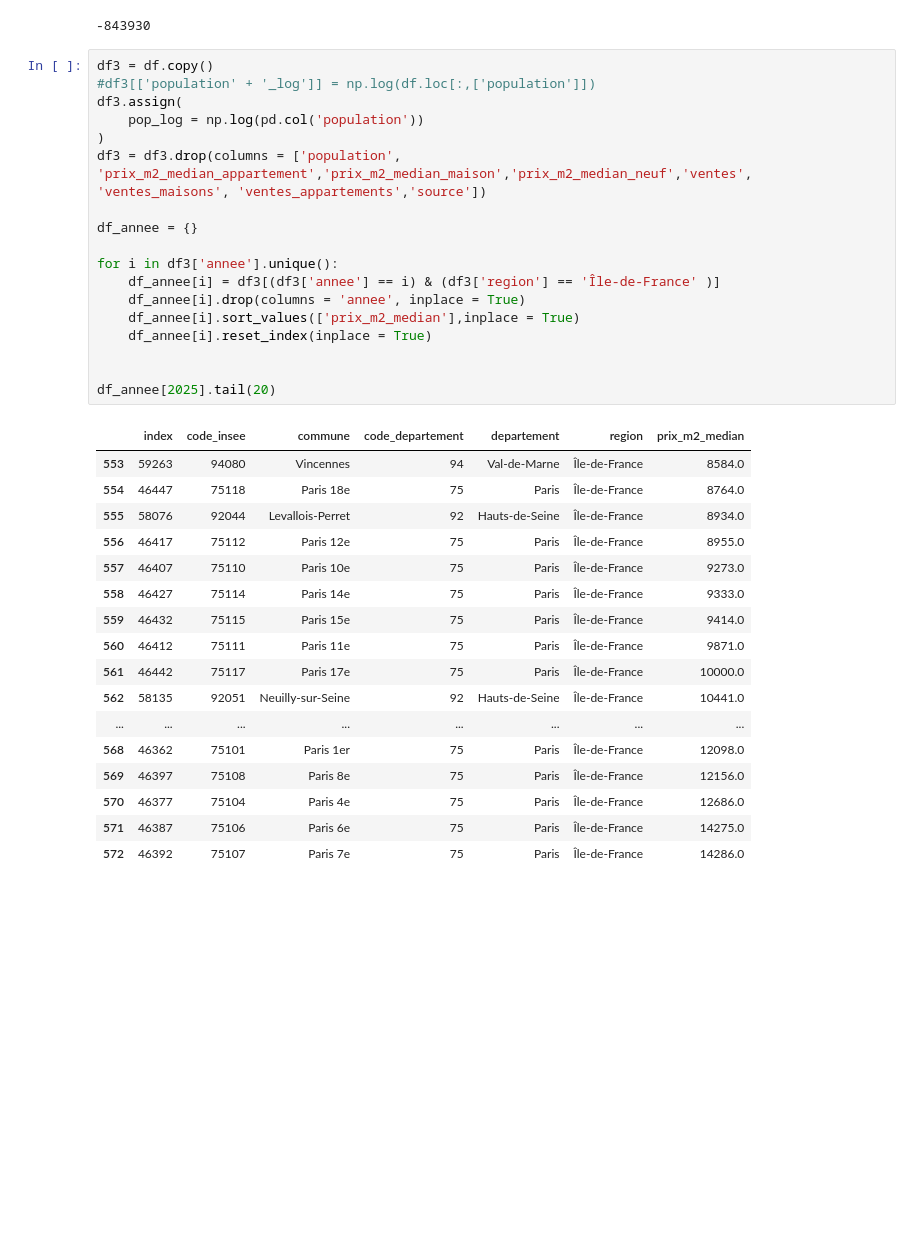
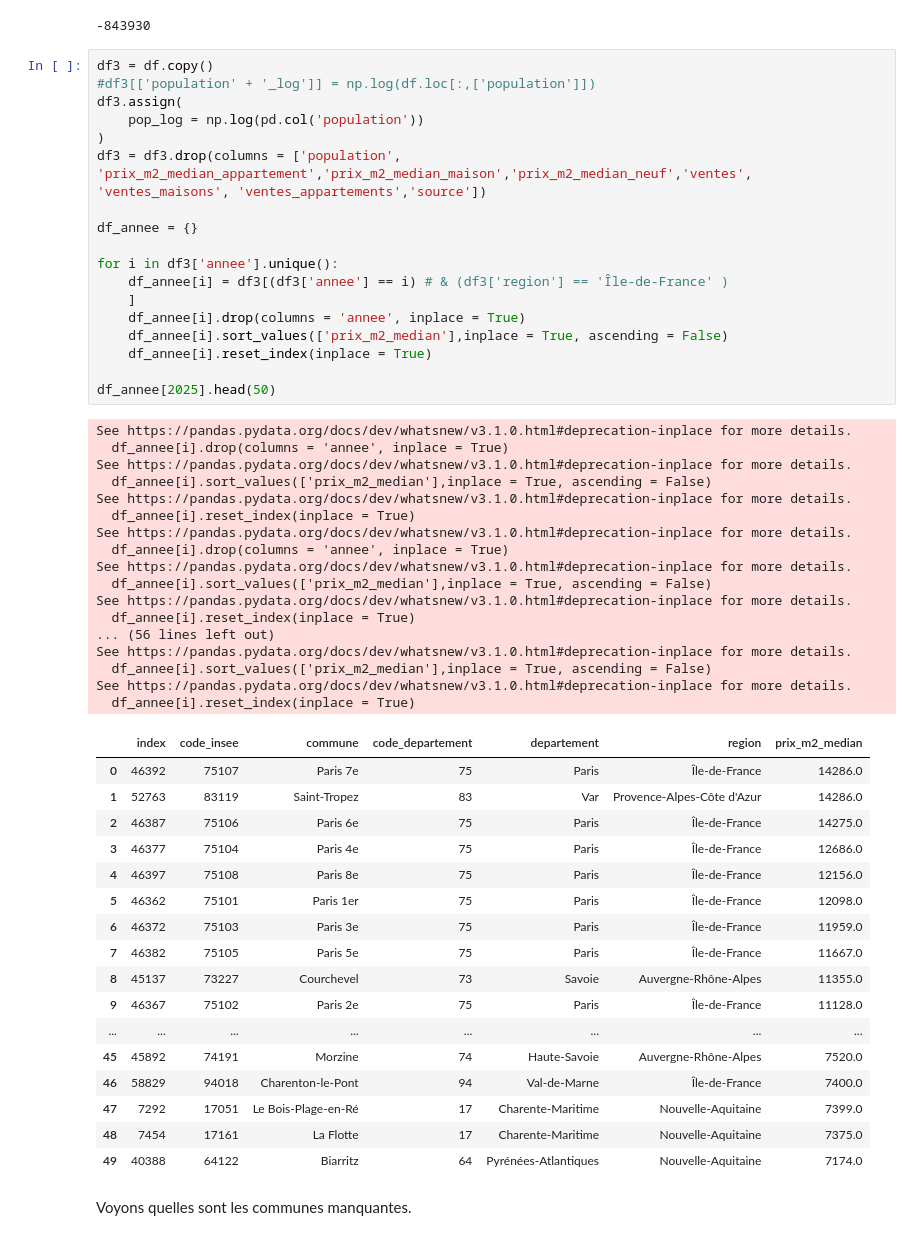
Before and after one commit to TomasAMG7/Python_S1_Challut_Garcia_Mossel, a Jupyter notebook: DATA/Données_price_immobilier.ipynb, the cells around one changed output. Cells and saved outputs as stored; diff of their text form; blank space fills up the shorter version.

Commit message:
sauvegarde : quelle communes manquent

```diff
--- a/DATA/Données_price_immobilier.ipynb
+++ b/DATA/Données_price_immobilier.ipynb
@@ -110,36 +110,55 @@ df2.size - df.size
 # %%
 df3 = df.copy()
 #df3[['population' + '_log']] = np.log(df.loc[:,['population']])
 df3.assign(
     pop_log = np.log(pd.col('population'))
 )
 df3 = df3.drop(columns = ['population', 'prix_m2_median_appartement','prix_m2_median_maison','prix_m2_median_neuf','ventes', 'ventes_maisons', 'ventes_appartements','source'])
 
 df_annee = {}
 
 for i in df3['annee'].unique():
-    df_annee[i] = df3[(df3['annee'] == i) & (df3['region'] == 'Île-de-France' )]
+    df_annee[i] = df3[(df3['annee'] == i) # & (df3['region'] == 'Île-de-France' )
+    ]
     df_annee[i].drop(columns = 'annee', inplace = True)
-    df_annee[i].sort_values(['prix_m2_median'],inplace = True)
+    df_annee[i].sort_values(['prix_m2_median'],inplace = True, ascending = False)
     df_annee[i].reset_index(inplace = True)
 
-
-df_annee[2025].tail(20)
+df_annee[2025].head(50)
 # %% [output]
+See https://pandas.pydata.org/docs/dev/whatsnew/v3.1.0.html#deprecation-inplace for more details.
+  df_annee[i].drop(columns = 'annee', inplace = True)
+See https://pandas.pydata.org/docs/dev/whatsnew/v3.1.0.html#deprecation-inplace for more details.
+  df_annee[i].sort_values(['prix_m2_median'],inplace = True, ascending = False)
+See https://pandas.pydata.org/docs/dev/whatsnew/v3.1.0.html#deprecation-inplace for more details.
+  df_annee[i].reset_index(inplace = True)
+See https://pandas.pydata.org/docs/dev/whatsnew/v3.1.0.html#deprecation-inplace for more details.
+  df_annee[i].drop(columns = 'annee', inplace = True)
+See https://pandas.pydata.org/docs/dev/whatsnew/v3.1.0.html#deprecation-inplace for more details.
+  df_annee[i].sort_values(['prix_m2_median'],inplace = True, ascending = False)
+See https://pandas.pydata.org/docs/dev/whatsnew/v3.1.0.html#deprecation-inplace for more details.
+  df_annee[i].reset_index(inplace = True)
+... (56 lines left out)
+See https://pandas.pydata.org/docs/dev/whatsnew/v3.1.0.html#deprecation-inplace for more details.
+  df_annee[i].sort_values(['prix_m2_median'],inplace = True, ascending = False)
+See https://pandas.pydata.org/docs/dev/whatsnew/v3.1.0.html#deprecation-inplace for more details.
+  df_annee[i].reset_index(inplace = True)
 |  | index | code_insee | commune | code_departement | departement | region | prix_m2_median |
-| 553 | 59263 | 94080 | Vincennes | 94 | Val-de-Marne | Île-de-France | 8584.0 |
-| 554 | 46447 | 75118 | Paris 18e | 75 | Paris | Île-de-France | 8764.0 |
-| 555 | 58076 | 92044 | Levallois-Perret | 92 | Hauts-de-Seine | Île-de-France | 8934.0 |
-| 556 | 46417 | 75112 | Paris 12e | 75 | Paris | Île-de-France | 8955.0 |
-| 557 | 46407 | 75110 | Paris 10e | 75 | Paris | Île-de-France | 9273.0 |
-| 558 | 46427 | 75114 | Paris 14e | 75 | Paris | Île-de-France | 9333.0 |
-| 559 | 46432 | 75115 | Paris 15e | 75 | Paris | Île-de-France | 9414.0 |
-| 560 | 46412 | 75111 | Paris 11e | 75 | Paris | Île-de-France | 9871.0 |
-| 561 | 46442 | 75117 | Paris 17e | 75 | Paris | Île-de-France | 10000.0 |
-| 562 | 58135 | 92051 | Neuilly-sur-Seine | 92 | Hauts-de-Seine | Île-de-France | 10441.0 |
+| 0 | 46392 | 75107 | Paris 7e | 75 | Paris | Île-de-France | 14286.0 |
+| 1 | 52763 | 83119 | Saint-Tropez | 83 | Var | Provence-Alpes-Côte d'Azur | 14286.0 |
+| 2 | 46387 | 75106 | Paris 6e | 75 | Paris | Île-de-France | 14275.0 |
+| 3 | 46377 | 75104 | Paris 4e | 75 | Paris | Île-de-France | 12686.0 |
+| 4 | 46397 | 75108 | Paris 8e | 75 | Paris | Île-de-France | 12156.0 |
+| 5 | 46362 | 75101 | Paris 1er | 75 | Paris | Île-de-France | 12098.0 |
+| 6 | 46372 | 75103 | Paris 3e | 75 | Paris | Île-de-France | 11959.0 |
+| 7 | 46382 | 75105 | Paris 5e | 75 | Paris | Île-de-France | 11667.0 |
+| 8 | 45137 | 73227 | Courchevel | 73 | Savoie | Auvergne-Rhône-Alpes | 11355.0 |
+| 9 | 46367 | 75102 | Paris 2e | 75 | Paris | Île-de-France | 11128.0 |
 | ... | ... | ... | ... | ... | ... | ... | ... |
-| 568 | 46362 | 75101 | Paris 1er | 75 | Paris | Île-de-France | 12098.0 |
-| 569 | 46397 | 75108 | Paris 8e | 75 | Paris | Île-de-France | 12156.0 |
-| 570 | 46377 | 75104 | Paris 4e | 75 | Paris | Île-de-France | 12686.0 |
-| 571 | 46387 | 75106 | Paris 6e | 75 | Paris | Île-de-France | 14275.0 |
-| 572 | 46392 | 75107 | Paris 7e | 75 | Paris | Île-de-France | 14286.0 |
+| 45 | 45892 | 74191 | Morzine | 74 | Haute-Savoie | Auvergne-Rhône-Alpes | 7520.0 |
+| 46 | 58829 | 94018 | Charenton-le-Pont | 94 | Val-de-Marne | Île-de-France | 7400.0 |
+| 47 | 7292 | 17051 | Le Bois-Plage-en-Ré | 17 | Charente-Maritime | Nouvelle-Aquitaine | 7399.0 |
+| 48 | 7454 | 17161 | La Flotte | 17 | Charente-Maritime | Nouvelle-Aquitaine | 7375.0 |
+| 49 | 40388 | 64122 | Biarritz | 64 | Pyrénées-Atlantiques | Nouvelle-Aquitaine | 7174.0 |
+# %% [markdown]
+Voyons quelles sont les communes manquantes.
```
Also changed, not shown: parts of 10 cells of this notebook.
